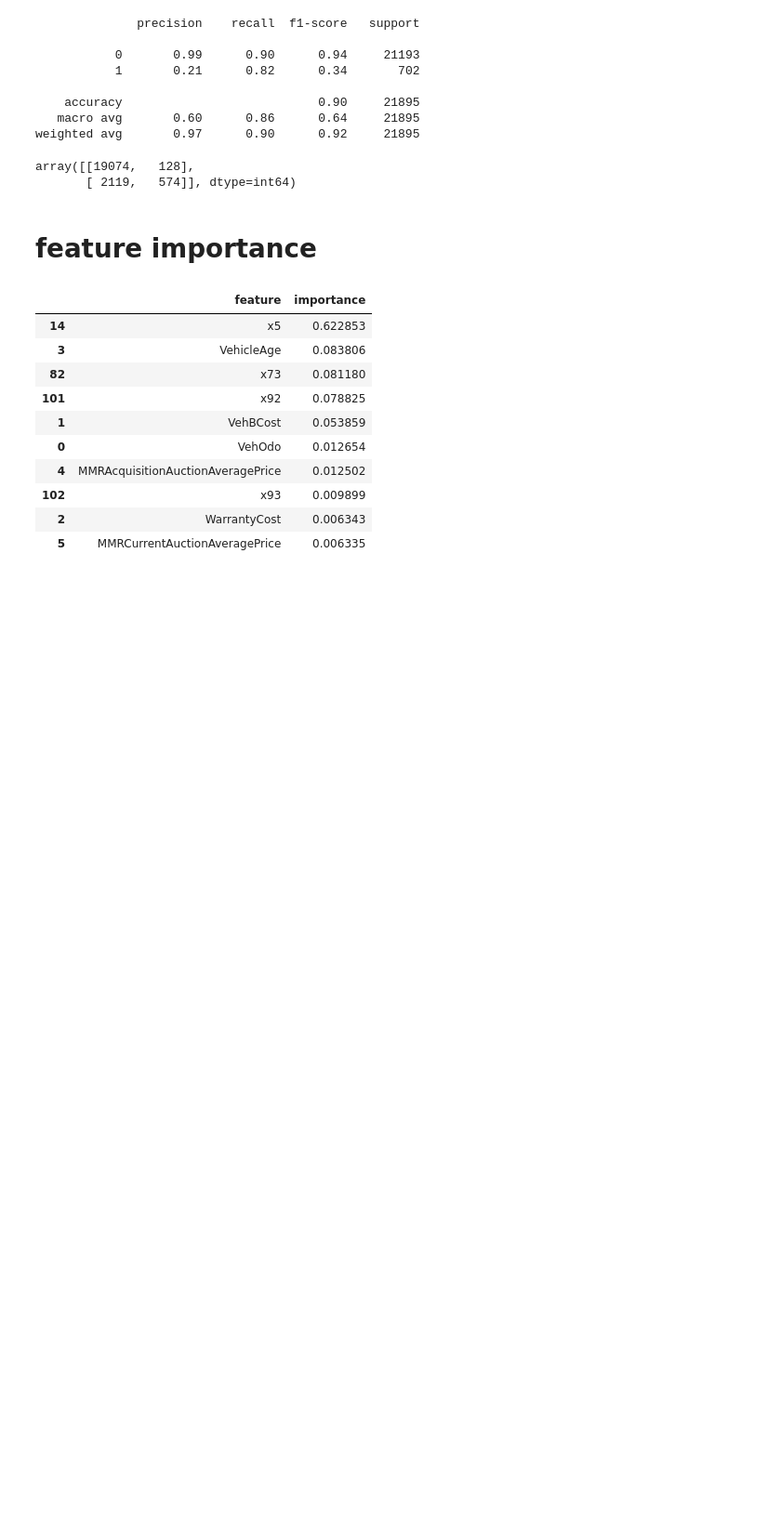
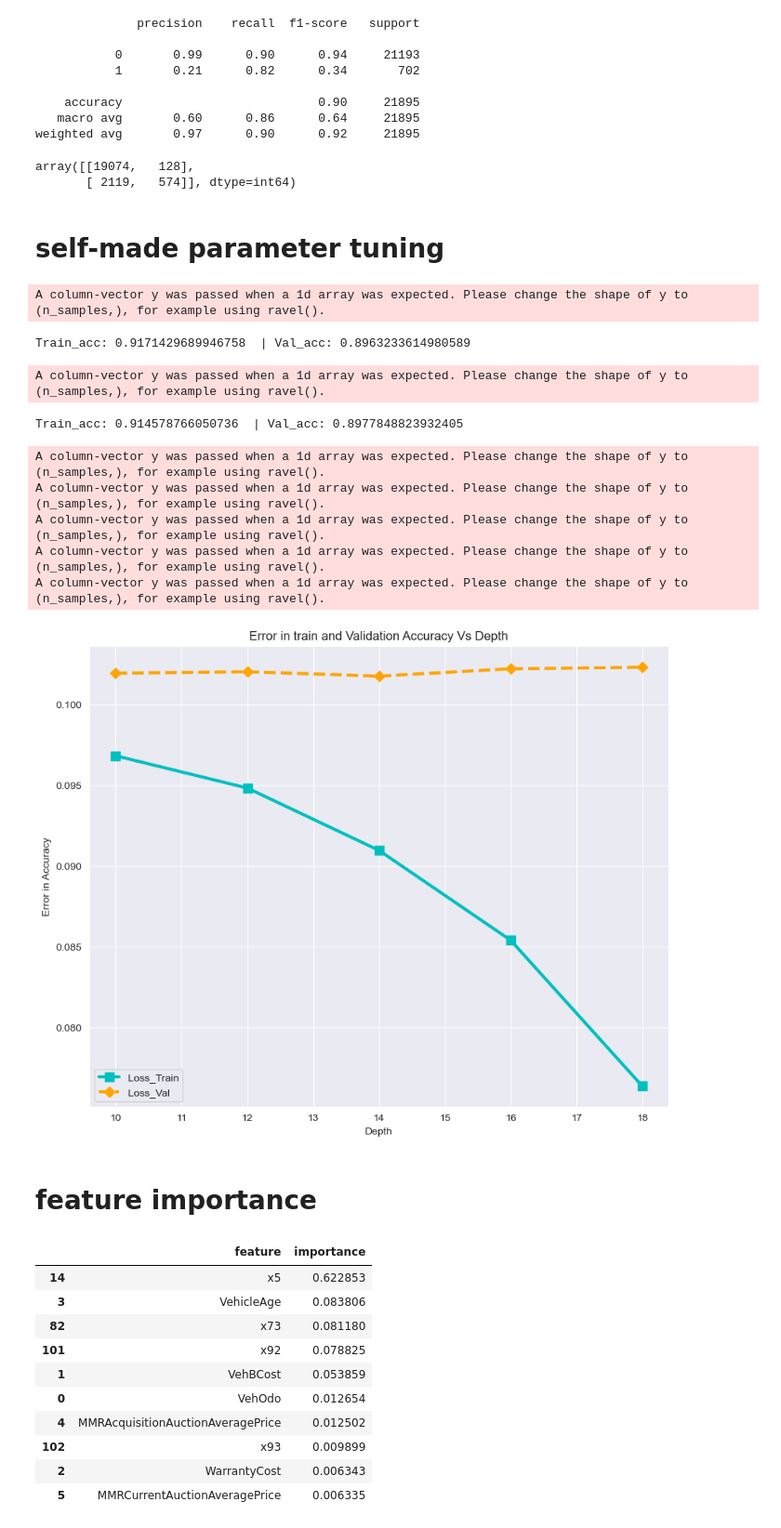
Before and after one commit to Koliber216/DontGetKicked-ML-Classification, a Jupyter notebook: model_notebooks/Random Forest.ipynb, the cells around one changed output. Shown: that part at 93% size. Saved outputs shown, nothing was run; the diff lists cells and outputs as text; code cells hidden in the pictures; blank space fills up the shorter version.

```diff
--- a/model_notebooks/Random Forest.ipynb
+++ b/model_notebooks/Random Forest.ipynb
@@ -255,3 +255,12 @@ confusion_matrix(y_val, y_pred)
 # %% [output]
 array([[19074,   128],
        [ 2119,   574]], dtype=int64)
+# %% [markdown]
+# self-made parameter tuning
+# %%
+model=RandomForestClassifier(n_jobs=-1,n_estimators=12,max_depth=16,random_state=42)
+model.fit(X_train,y_train)
+print("Train_acc:",model.score(X_train,y_train)," | Val_acc:",model.score(X_val,y_val))
+# %% [output]
+A column-vector y was passed when a 1d array was expected. Please change the shape of y to (n_samples,), for example using ravel().
+Train_acc: 0.9171429689946758  | Val_acc: 0.8963233614980589
@@ -258,3 +276,42 @@ array([[19074,   128],
+# %%
+model=RandomForestClassifier(n_jobs=-1,n_estimators=100,max_depth=16,random_state=42)
+model.fit(X_train,y_train)
+print("Train_acc:",model.score(X_train,y_train)," | Val_acc:",model.score(X_val,y_val))
+# %% [output]
+A column-vector y was passed when a 1d array was expected. Please change the shape of y to (n_samples,), for example using ravel().
+Train_acc: 0.914578766050736  | Val_acc: 0.8977848823932405
+# %%
+def max_depth(min,max):
+    depth=[]
+    tr_ac=[]
+    va_ac=[]
+    for i in range(min,max,2):
+        model =RandomForestClassifier(max_depth=i, random_state=42)
+        model.fit(X_train,y_train)
+        depth.append(i)
+        tr_ac.append(model.score(X_train,y_train))
+        va_ac.append(model.score(X_val,y_val))
+
+    tr_ac=1-np.array(tr_ac);
+    va_ac=1-np.array(va_ac);
+
+    plt.figure(figsize=(10,8))
+    sns.set_style('darkgrid')
+    plt.title('Error in train and Validation Accuracy Vs Depth')
+    plt.xlabel('Depth')
+    plt.ylabel('Error in Accuracy')
+    plt.plot(depth,tr_ac,'cs-',linewidth=3,markersize=9)
+    plt.plot(depth,va_ac,'D--',color='orange',linewidth=3, markersize=7)
+    plt.legend(['Loss_Train','Loss_Val']);
+    plt.show()
+max_depth(10,20)
+# %% [output]
+A column-vector y was passed when a 1d array was expected. Please change the shape of y to (n_samples,), for example using ravel().
+A column-vector y was passed when a 1d array was expected. Please change the shape of y to (n_samples,), for example using ravel().
+A column-vector y was passed when a 1d array was expected. Please change the shape of y to (n_samples,), for example using ravel().
+A column-vector y was passed when a 1d array was expected. Please change the shape of y to (n_samples,), for example using ravel().
+A column-vector y was passed when a 1d array was expected. Please change the shape of y to (n_samples,), for example using ravel().
+[figure, added]
 # %% [markdown]
 # feature importance
 # %%
```
Also changed, not shown: parts of 7 cells of this notebook, 1 other file.
